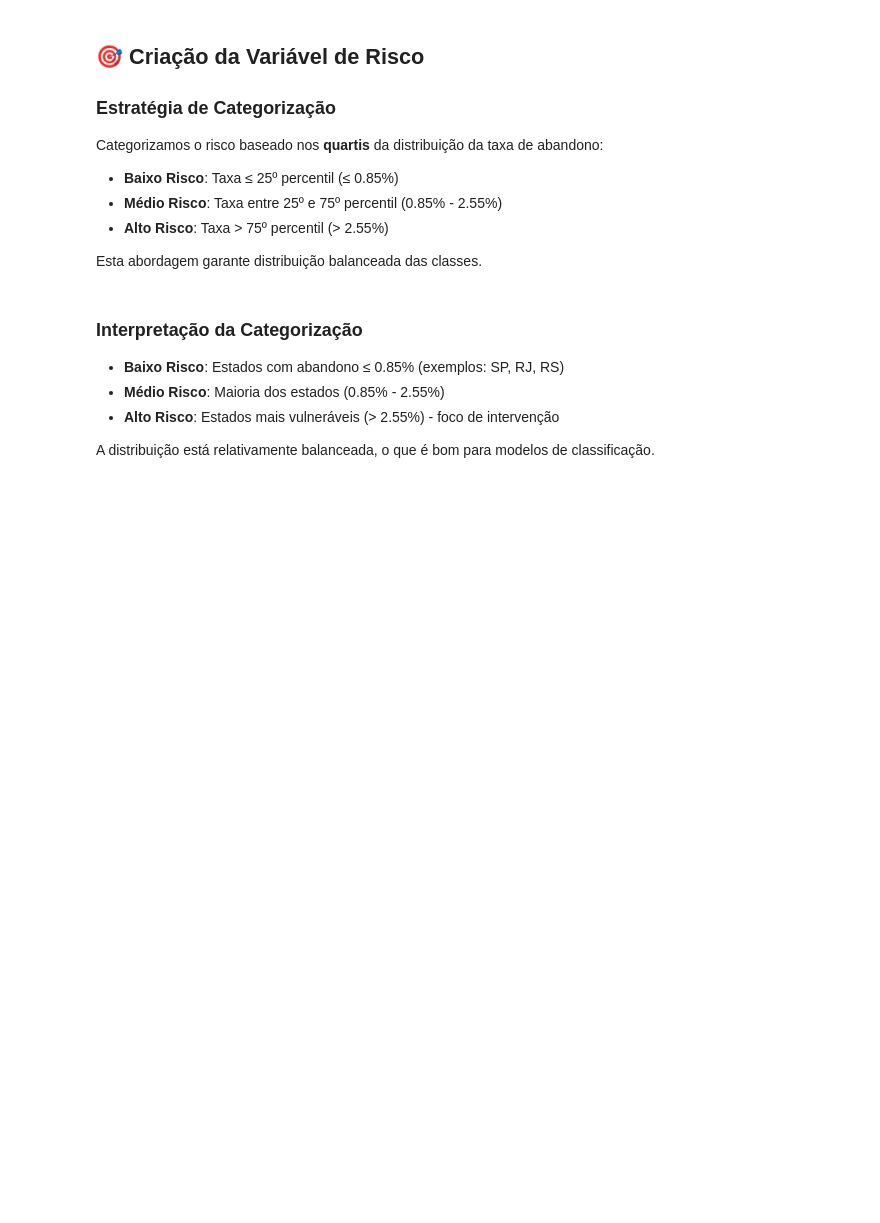
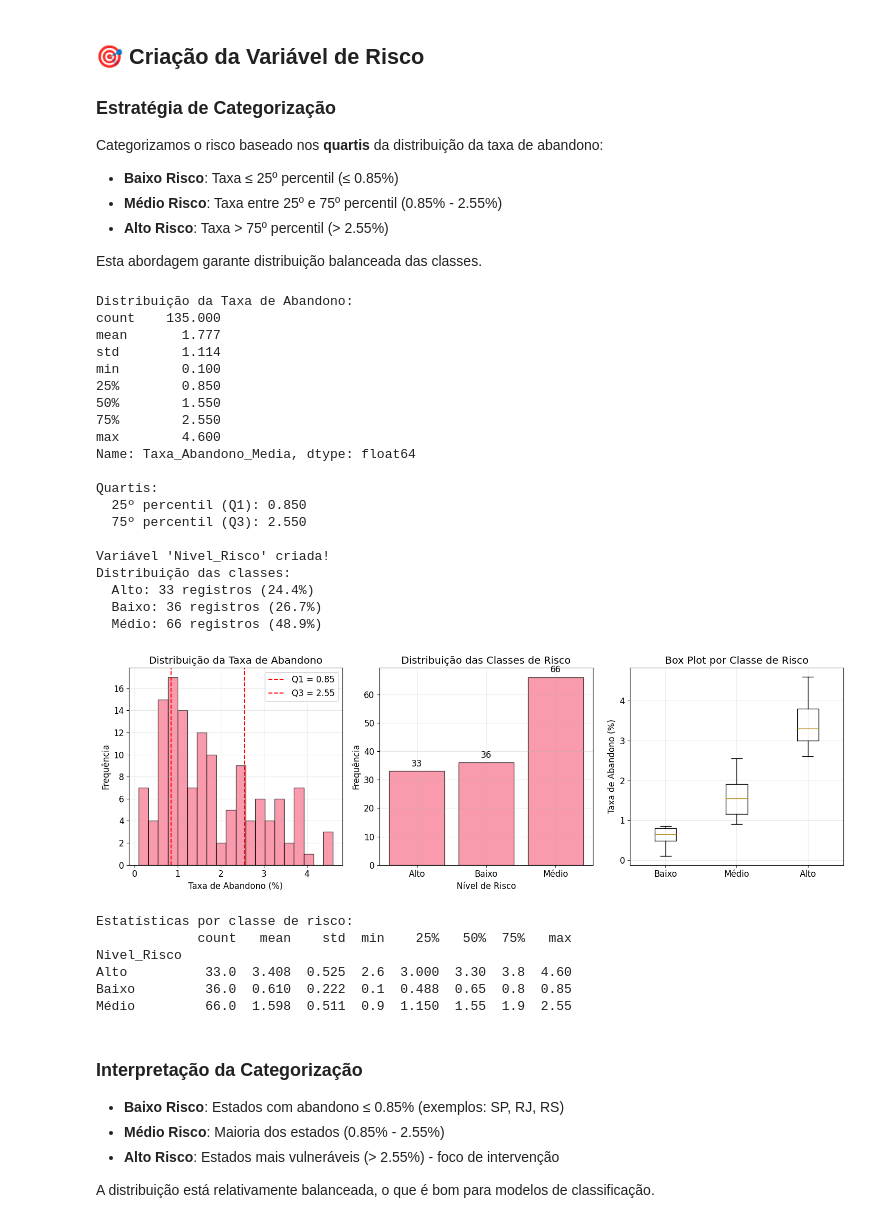
Before and after one commit to tteodorogustavo/ZettaLab-Data, a Jupyter notebook: notebooks/06_classificacao_risco.ipynb, the cells around one changed output. Cells and saved outputs as stored; diff of their text form; code cells hidden in the pictures; blank space fills up the shorter version.

```diff
--- a/notebooks/06_classificacao_risco.ipynb
+++ b/notebooks/06_classificacao_risco.ipynb
@@ -61,13 +63,13 @@ print(f"Bibliotecas carregadas com sucesso!")
 ## 📊 Carregamento dos Dados
 # %%
 # Carregar dados
-df = pd.read_csv('data/Processed/dados_modelo_final.csv')
+df = pd.read_csv('../data/Processed/dados_modelo_final.csv')
 print(f"Dataset carregado: {df.shape[0]} registros, {df.shape[1]} colunas")
 
 # Features
 features = [
     'Ano', 'IDHM', 'Taxa_Desemprego', 'Renda_Per_Capita',
-    'Indice_Gini', 'Taxa_Gravidez_Adolescente', 'PIB_Total_MilReais'
+    'Indice_Gini_x', 'Taxa_Gravidez_Adolescente_x', 'PIB_Total_MilReais_x'
 ]
 
 X = df[features].copy()
@@ -136,34 +151,62 @@ plt.title('Distribuição da Taxa de Abandono')
 plt.legend()
 plt.grid(True, alpha=0.3)
 
 plt.subplot(1, 3, 2)
 bars = plt.bar(class_dist.index, class_dist.values, alpha=0.7, edgecolor='black')
 plt.xlabel('Nível de Risco')
 plt.ylabel('Frequência')
 plt.title('Distribuição das Classes de Risco')
 plt.grid(True, alpha=0.3)
 
 # Adicionar valores nas barras
 for bar, count in zip(bars, class_dist.values):
     plt.text(bar.get_x() + bar.get_width()/2, bar.get_height() + 1,
              str(count), ha='center', va='bottom')
 
 plt.subplot(1, 3, 3)
 box_plot = plt.boxplot([y_regressao[y_classificacao == 'Baixo'],
                        y_regressao[y_classificacao == 'Médio'],
-                       y_classificacao[y_classificacao == 'Alto']],
+                       y_regressao[y_classificacao == 'Alto']],
                       labels=['Baixo', 'Médio', 'Alto'])
 plt.ylabel('Taxa de Abandono (%)')
 plt.title('Box Plot por Classe de Risco')
 plt.grid(True, alpha=0.3)
 
 plt.tight_layout()
 plt.show()
 
 # Estatísticas por classe
 print("\nEstatísticas por classe de risco:")
 stats_por_classe = df.groupby('Nivel_Risco')['Taxa_Abandono_Media'].describe().round(3)
 print(stats_por_classe)
+# %% [output]
+Distribuição da Taxa de Abandono:
+count    135.000
+mean       1.777
+std        1.114
+min        0.100
+25%        0.850
+50%        1.550
+75%        2.550
+max        4.600
+Name: Taxa_Abandono_Media, dtype: float64
+
+Quartis:
+  25º percentil (Q1): 0.850
+  75º percentil (Q3): 2.550
+
+Variável 'Nivel_Risco' criada!
+Distribuição das classes:
+  Alto: 33 registros (24.4%)
+  Baixo: 36 registros (26.7%)
+  Médio: 66 registros (48.9%)
+[figure, added]
+Estatísticas por classe de risco:
+             count   mean    std  min    25%   50%  75%   max
+Nivel_Risco
+Alto          33.0  3.408  0.525  2.6  3.000  3.30  3.8  4.60
+Baixo         36.0  0.610  0.222  0.1  0.488  0.65  0.8  0.85
+Médio         66.0  1.598  0.511  0.9  1.150  1.55  1.9  2.55
 # %% [markdown]
 ### Interpretação da Categorização
 
```
Also changed, not shown: parts of 11 cells of this notebook, 9 other files.
